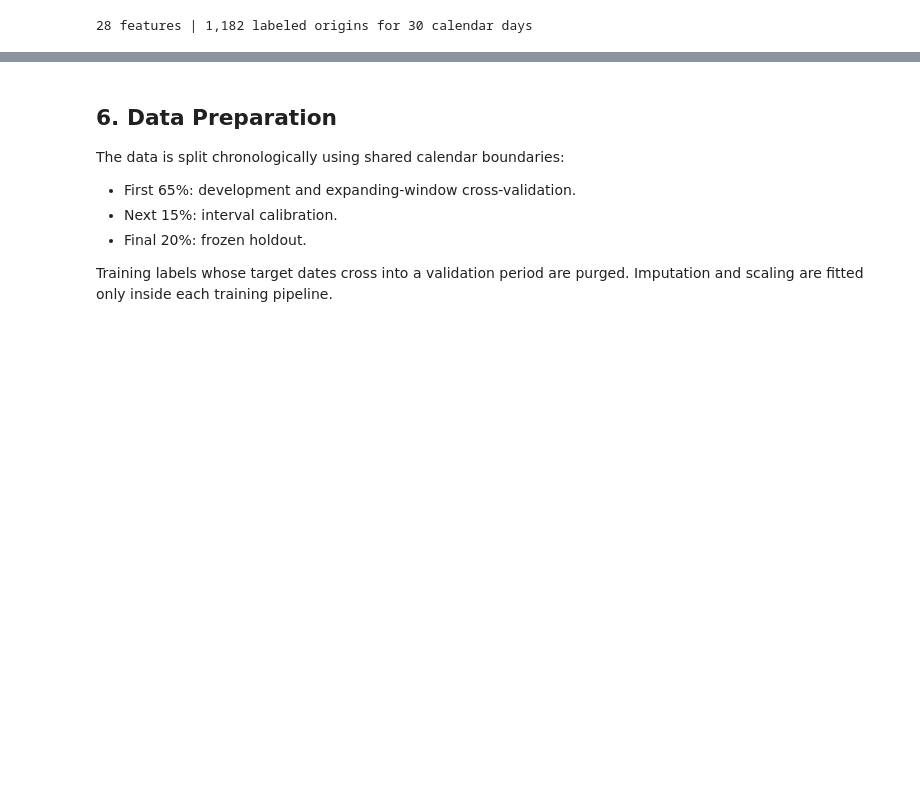
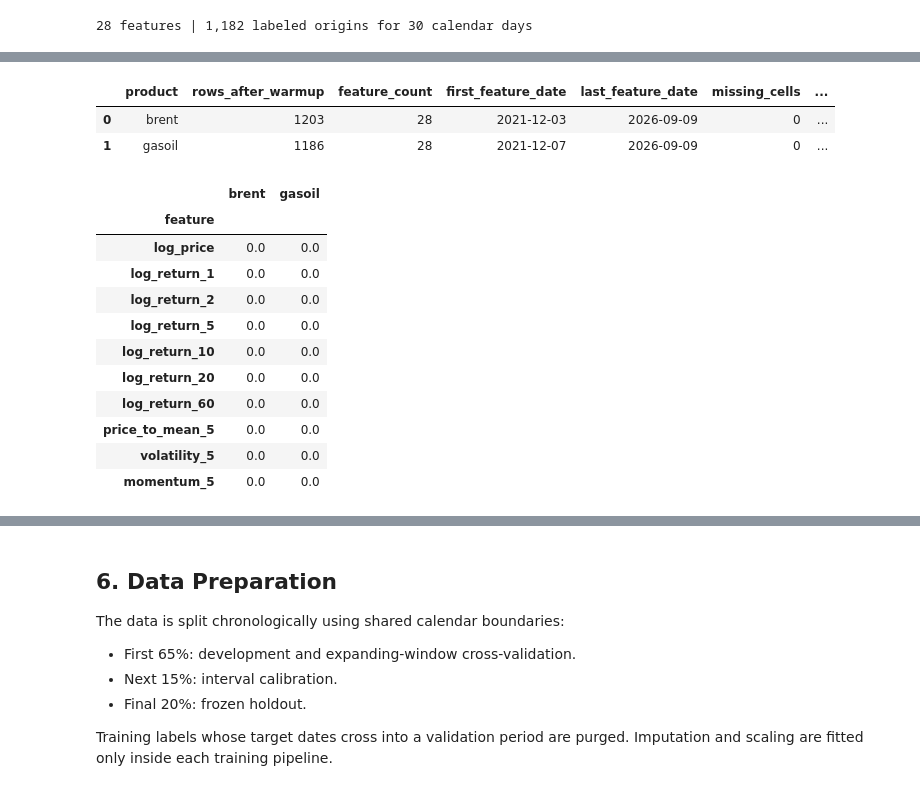
Before and after one commit to KHALIDKARROUM/predict_gasoil_prices, a Jupyter notebook: notebooks/data_science_workflow.ipynb, the cells around one changed output, grey strips where cells are left out. Saved outputs shown, nothing was run; the diff lists cells and outputs as text; code cells hidden in the pictures; blank space fills up the shorter version.

```diff
--- a/notebooks/data_science_workflow.ipynb
+++ b/notebooks/data_science_workflow.ipynb
@@ -280,0 +299,46 @@ print(f"{supervised_x.shape[1]} features | {len(labels):,} labeled origins for {
+# %%
+feature_diagnostics = []
+feature_sets = {}
+
+for product in PRODUCTS:
+    product_features = make_features(clean, product)
+    feature_sets[product] = product_features
+    feature_diagnostics.append({
+        "product": product,
+        "rows_after_warmup": len(product_features),
+        "feature_count": product_features.shape[1],
+        "first_feature_date": product_features.index.min(),
+        "last_feature_date": product_features.index.max(),
+        "missing_cells": int(product_features.isna().sum().sum()),
+        "missing_pct": product_features.isna().mean().mean() * 100,
+    })
+
+display(pd.DataFrame(feature_diagnostics))
+
+missingness = pd.DataFrame({
+    product: features.isna().mean().mul(100)
+    for product, features in feature_sets.items()
+}).sort_values("brent", ascending=False)
+display(missingness.head(10).round(2).rename_axis("feature"))
+
+ax = missingness.head(10).plot.bar(figsize=(12, 4), color=["#d97745", "#2a8f78"])
+ax.set(title="Highest engineered-feature missingness", xlabel="Feature", ylabel="Missing values (%)")
+plt.xticks(rotation=40, ha="right")
+plt.tight_layout()
+plt.show()
+# %% [output]
+|  | product | rows_after_warmup | feature_count | first_feature_date | last_feature_date | missing_cells | ... |
+| 0 | brent | 1203 | 28 | 2021-12-03 | 2026-09-09 | 0 | ... |
+| 1 | gasoil | 1186 | 28 | 2021-12-07 | 2026-09-09 | 0 | ... |
+|  | brent | gasoil |
+| feature |  |  |
+| log_price | 0.0 | 0.0 |
+| log_return_1 | 0.0 | 0.0 |
+| log_return_2 | 0.0 | 0.0 |
+| log_return_5 | 0.0 | 0.0 |
+| log_return_10 | 0.0 | 0.0 |
+| log_return_20 | 0.0 | 0.0 |
+| log_return_60 | 0.0 | 0.0 |
+| price_to_mean_5 | 0.0 | 0.0 |
+| volatility_5 | 0.0 | 0.0 |
+| momentum_5 | 0.0 | 0.0 |
```
Also changed, not shown: parts of 3 cells of this notebook.
